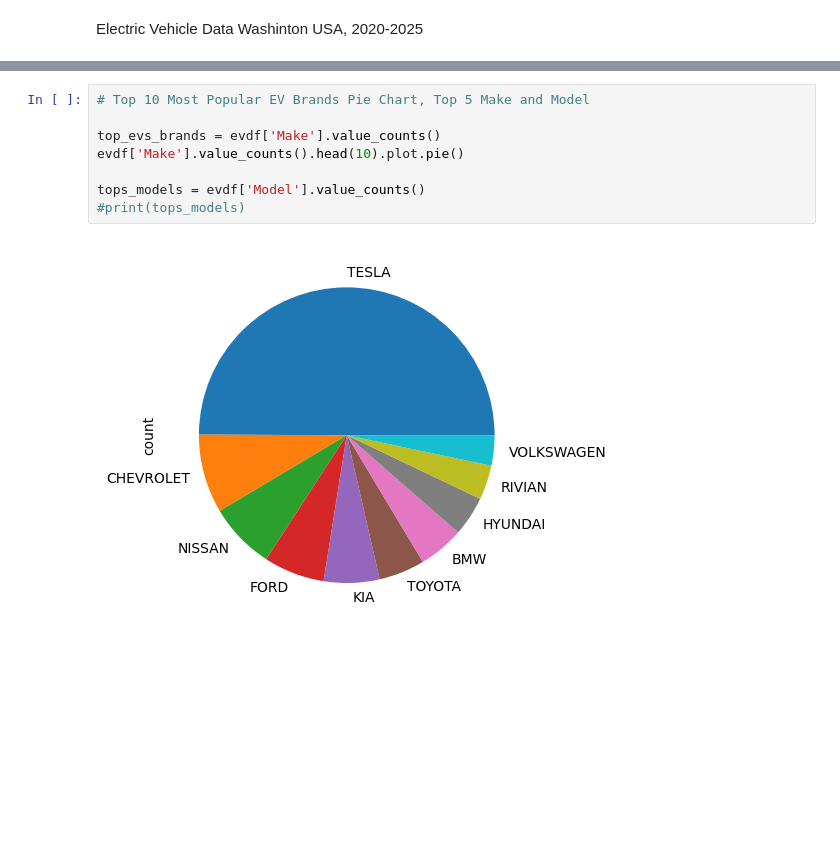
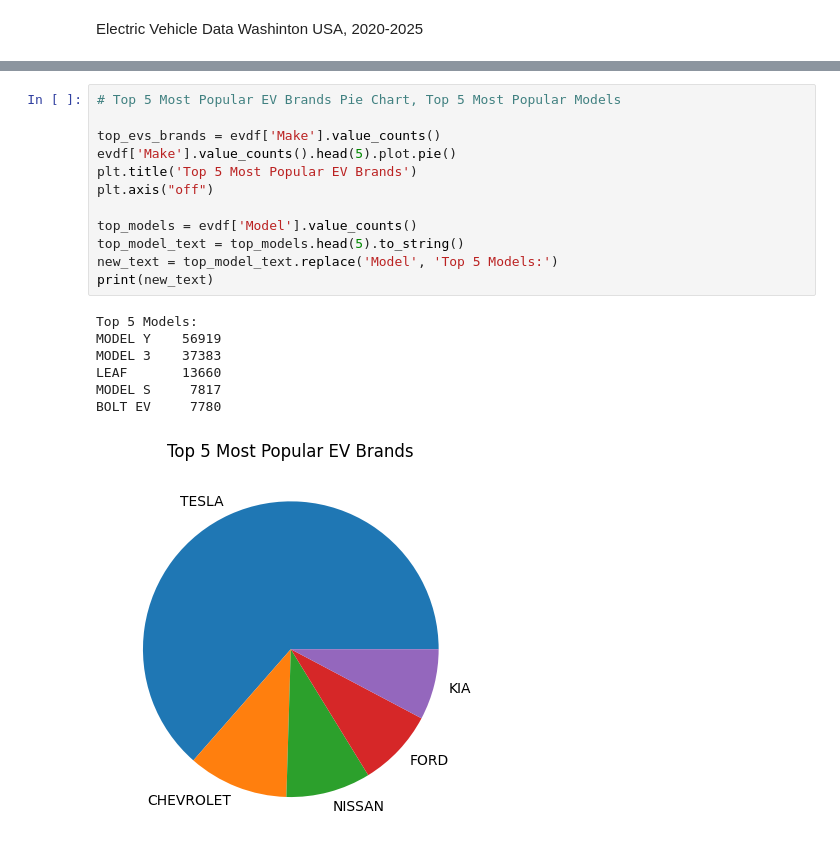
Before and after one commit to grix9/EVData, a Jupyter notebook: EVDataAnalysis.ipynb, the cells around one changed output, grey strips where cells are left out. Saved outputs shown, nothing was run; the diff lists cells and outputs as text; blank space fills up the shorter version.

```diff
--- a/EVDataAnalysis.ipynb
+++ b/EVDataAnalysis.ipynb
@@ -24,13 +31,23 @@ print(evdf.head(1))
 # %%
-# Top 10 Most Popular EV Brands Pie Chart, Top 5 Make and Model
+# Top 5 Most Popular EV Brands Pie Chart, Top 5 Most Popular Models
 
 top_evs_brands = evdf['Make'].value_counts()
-evdf['Make'].value_counts().head(10).plot.pie()
+evdf['Make'].value_counts().head(5).plot.pie()
+plt.title('Top 5 Most Popular EV Brands')
+plt.axis("off")
 
-tops_models = evdf['Model'].value_counts()
-#print(tops_models)
+top_models = evdf['Model'].value_counts()
+top_model_text = top_models.head(5).to_string()
+new_text = top_model_text.replace('Model', 'Top 5 Models:')
+print(new_text)
 # %% [output]
+Top 5 Models:
+MODEL Y    56919
+MODEL 3    37383
+LEAF       13660
+MODEL S     7817
+BOLT EV     7780
-[figure, old version]
+[figure, new version]
 # %%
 # MSRP Statistics
 # Average MSRP, Brand with Highest MSRP, MSRP and Range Correlation Scatter Plot, Top Range, Average Range
```
Also changed, not shown: parts of 3 cells of this notebook.
